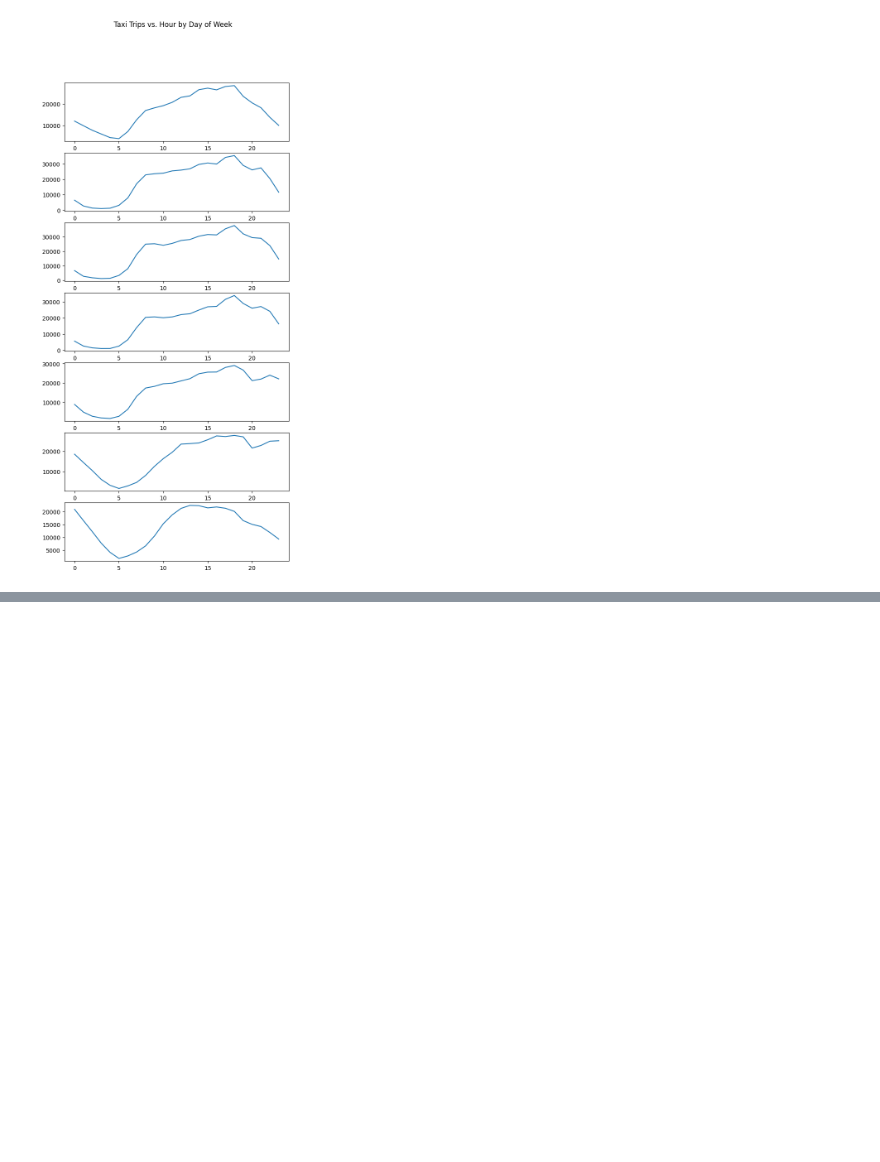
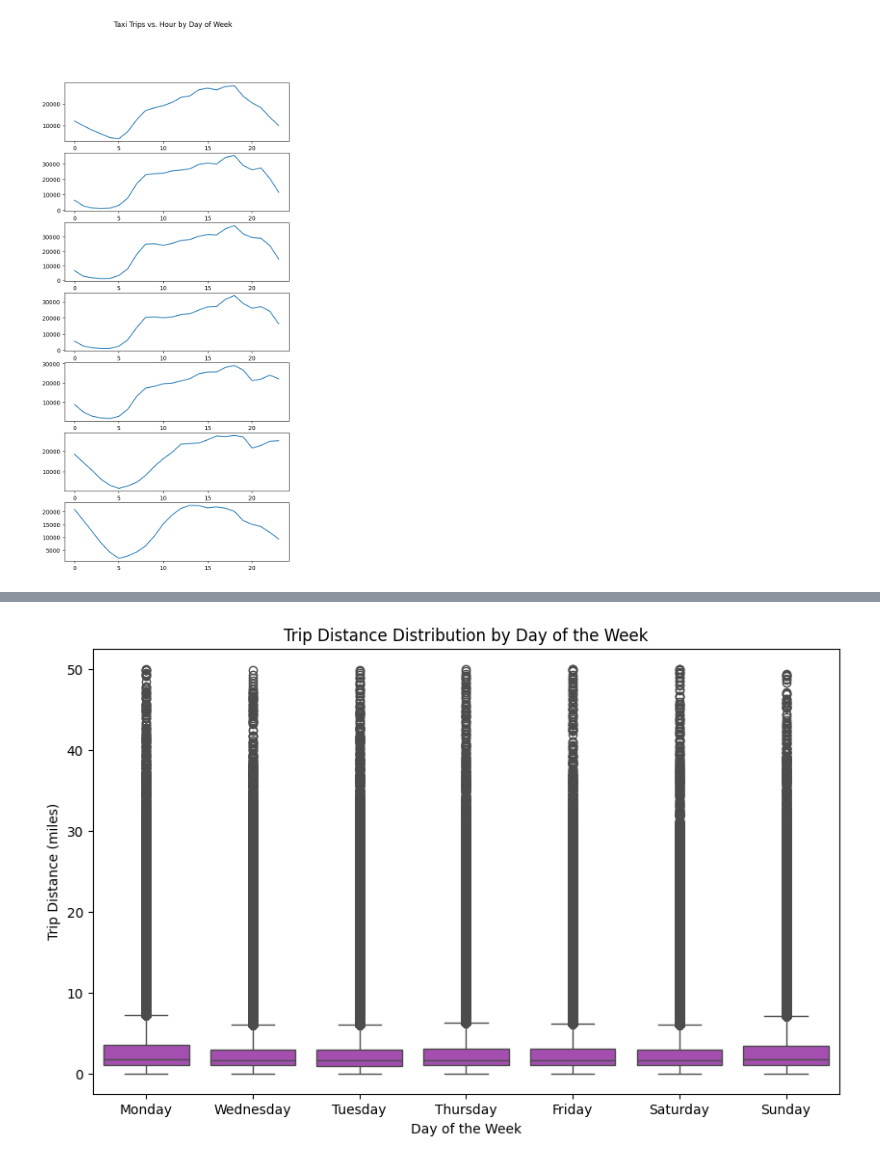
Before and after one commit to yiranliu77/CMSC320-Final-Project, a Jupyter notebook: Data_analysis.ipynb, the cells around one changed output, grey strips where cells are left out. Saved outputs shown, nothing was run; the diff lists cells and outputs as text; code cells hidden in the pictures; blank space fills up the shorter version.

```diff
--- a/Data_analysis.ipynb
+++ b/Data_analysis.ipynb
@@ -212,0 +233,10 @@ axs[6].plot(sundays['hour'], sundays['count'])
+# %%
+# Box Plot: Distribution of trip distance by day
+plt.figure(figsize=(10, 6))
+sns.boxplot(x='day_of_week', y='trip_distance', data=date_df[date_df['trip_distance'] < 50], color = "#b03fbf")
+plt.title('Trip Distance Distribution by Day of the Week')
+plt.ylabel('Trip Distance (miles)')
+plt.xlabel('Day of the Week')
+plt.show()
+# %% [output]
+[figure, added]
```
Also changed, not shown: parts of 2 cells of this notebook.
